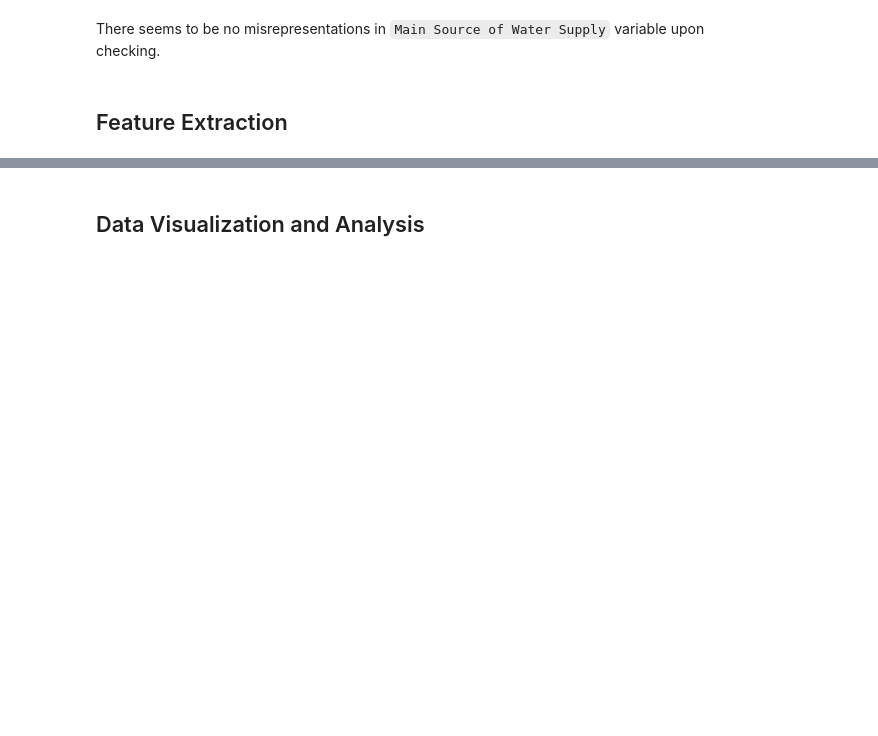
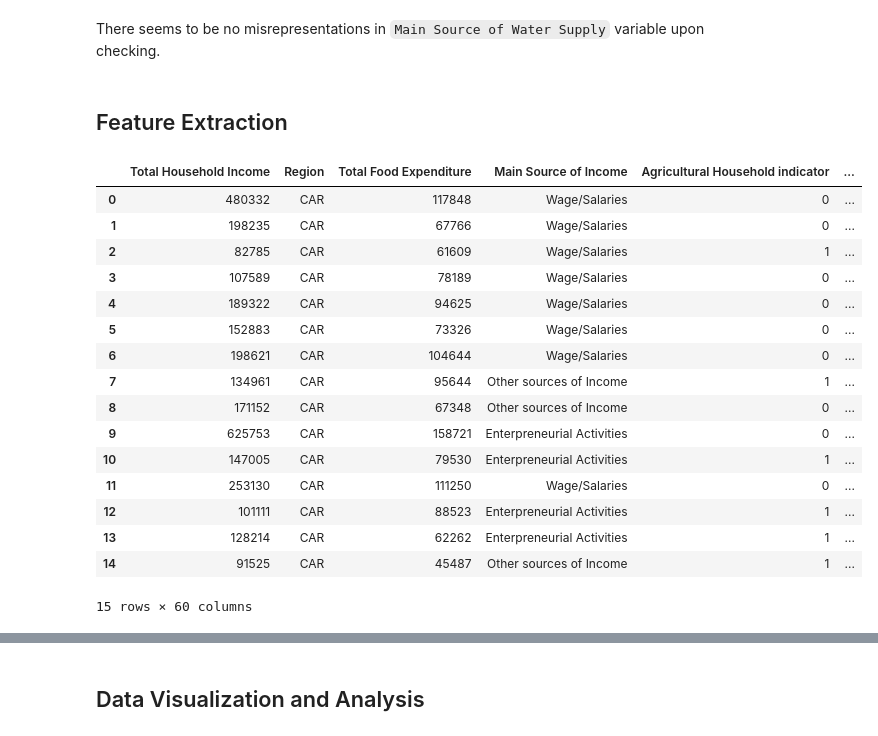
Before and after one commit to azrielortega/DATA100-Final-Project, a Jupyter notebook: Final Project.ipynb, the cells around one changed output, grey strips where cells are left out. Cells and saved outputs as stored; diff of their text form; code cells hidden in the pictures; blank space fills up the shorter version.

```diff
--- a/Final Project.ipynb
+++ b/Final Project.ipynb
@@ -461,3 +461,23 @@ Name: Main Source of Water Supply, dtype: int64
 There seems to be no misrepresentations in `Main Source of Water Supply` variable upon checking.
 # %% [markdown]
 ## Feature Extraction
+# %%
+income_df.head(15)
+# %% [output]
+|  | Total Household Income | Region | Total Food Expenditure | Main Source of Income | Agricultural Household indicator | ... |
+| 0 | 480332 | CAR | 117848 | Wage/Salaries | 0 | ... |
+| 1 | 198235 | CAR | 67766 | Wage/Salaries | 0 | ... |
+| 2 | 82785 | CAR | 61609 | Wage/Salaries | 1 | ... |
+| 3 | 107589 | CAR | 78189 | Wage/Salaries | 0 | ... |
+| 4 | 189322 | CAR | 94625 | Wage/Salaries | 0 | ... |
+| 5 | 152883 | CAR | 73326 | Wage/Salaries | 0 | ... |
+| 6 | 198621 | CAR | 104644 | Wage/Salaries | 0 | ... |
+| 7 | 134961 | CAR | 95644 | Other sources of Income | 1 | ... |
+| 8 | 171152 | CAR | 67348 | Other sources of Income | 0 | ... |
+| 9 | 625753 | CAR | 158721 | Enterpreneurial Activities | 0 | ... |
+| 10 | 147005 | CAR | 79530 | Enterpreneurial Activities | 1 | ... |
+| 11 | 253130 | CAR | 111250 | Wage/Salaries | 0 | ... |
+| 12 | 101111 | CAR | 88523 | Enterpreneurial Activities | 1 | ... |
+| 13 | 128214 | CAR | 62262 | Enterpreneurial Activities | 1 | ... |
+| 14 | 91525 | CAR | 45487 | Other sources of Income | 1 | ... |
+15 rows × 60 columns
```
Also changed, not shown: parts of 7 cells of this notebook.
